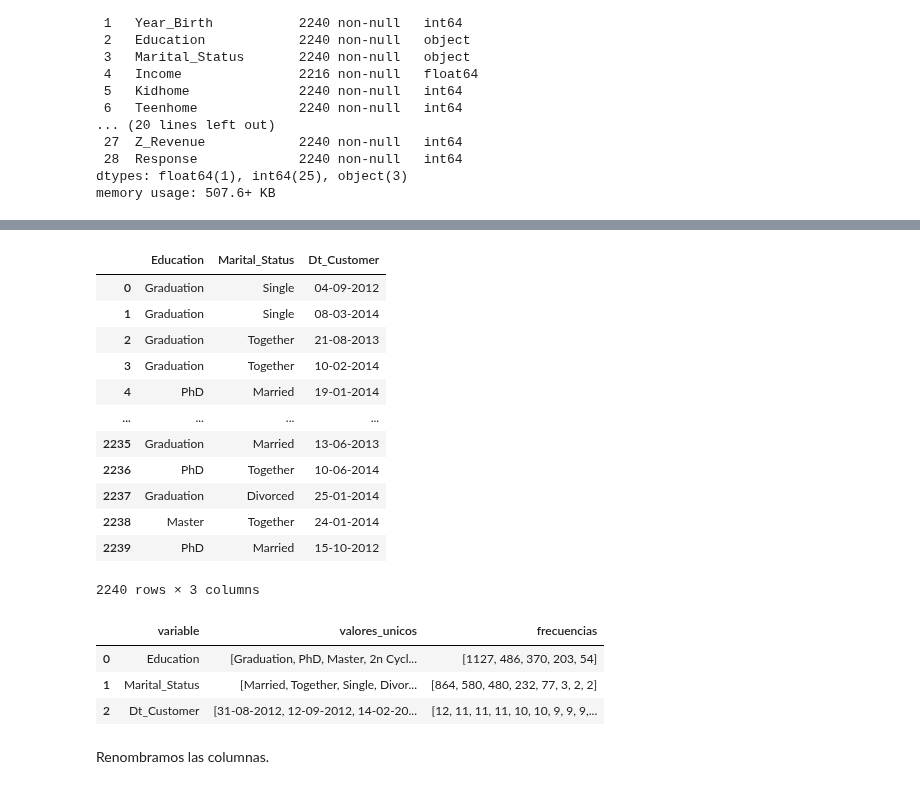
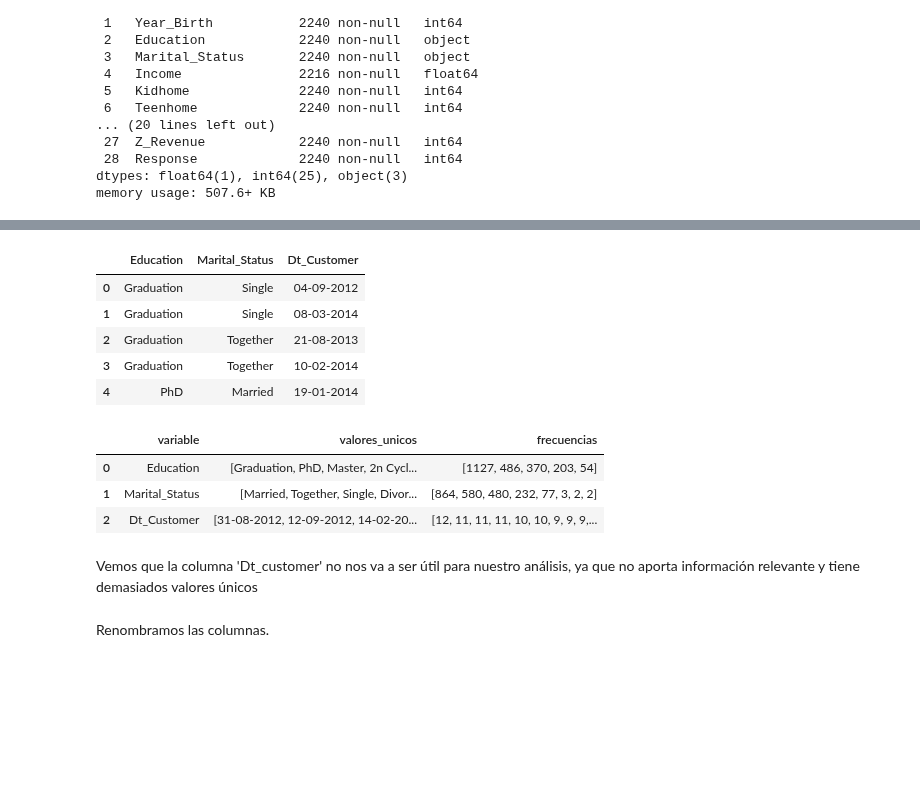
Before and after one commit to Adalab/Adalab-DA-promo-b-modulo-3-sprint-1-Chloe-Diana, a Jupyter notebook: Regresion_lineal/modulo-3-ejercicio-1-regresion-lineal-intro.ipynb, the cells around one changed output, grey strips where cells are left out. Saved outputs shown, nothing was run; the diff lists cells and outputs as text; code cells hidden in the pictures; blank space fills up the shorter version.

```diff
--- a/Regresion_lineal/modulo-3-ejercicio-1-regresion-lineal-intro.ipynb
+++ b/Regresion_lineal/modulo-3-ejercicio-1-regresion-lineal-intro.ipynb
@@ -173,17 +185,10 @@ numericas
 # %%
-categoricas
+categoricas.head()
 # %% [output]
 |  | Education | Marital_Status | Dt_Customer |
 | 0 | Graduation | Single | 04-09-2012 |
 | 1 | Graduation | Single | 08-03-2014 |
 | 2 | Graduation | Together | 21-08-2013 |
 | 3 | Graduation | Together | 10-02-2014 |
 | 4 | PhD | Married | 19-01-2014 |
-| ... | ... | ... | ... |
-| 2235 | Graduation | Married | 13-06-2013 |
-| 2236 | PhD | Together | 10-06-2014 |
-| 2237 | Graduation | Divorced | 25-01-2014 |
-| 2238 | Master | Together | 24-01-2014 |
-| 2239 | PhD | Married | 15-10-2012 |
-2240 rows × 3 columns
 # %%
@@ -201,3 +207,5 @@ df_uniques
 | 0 | Education | [Graduation, PhD, Master, 2n Cycl... | [1127, 486, 370, 203, 54] |
 | 1 | Marital_Status | [Married, Together, Single, Divor... | [864, 580, 480, 232, 77, 3, 2, 2] |
 | 2 | Dt_Customer | [31-08-2012, 12-09-2012, 14-02-20... | [12, 11, 11, 11, 10, 10, 9, 9, 9,... |
+# %% [markdown]
+Vemos que la columna 'Dt_customer' no nos va a ser útil para nuestro análisis, ya que no aporta información relevante y tiene demasiados valores únicos
```
Also changed, not shown: parts of 35 cells of this notebook, 2 other files.
